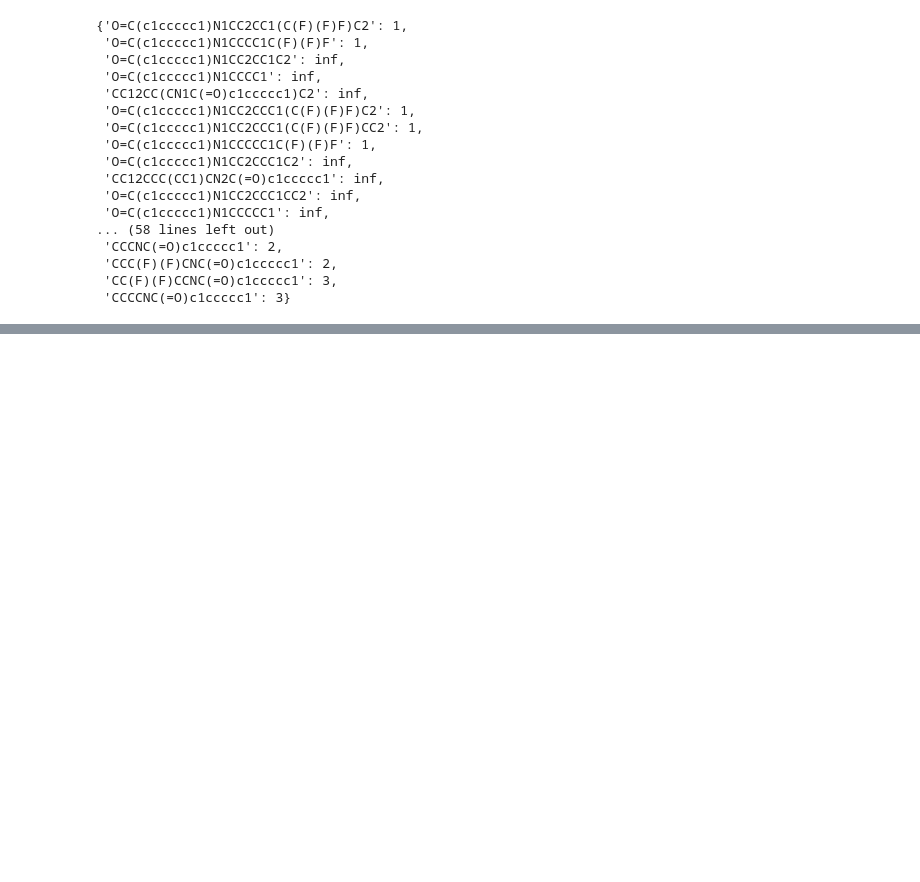
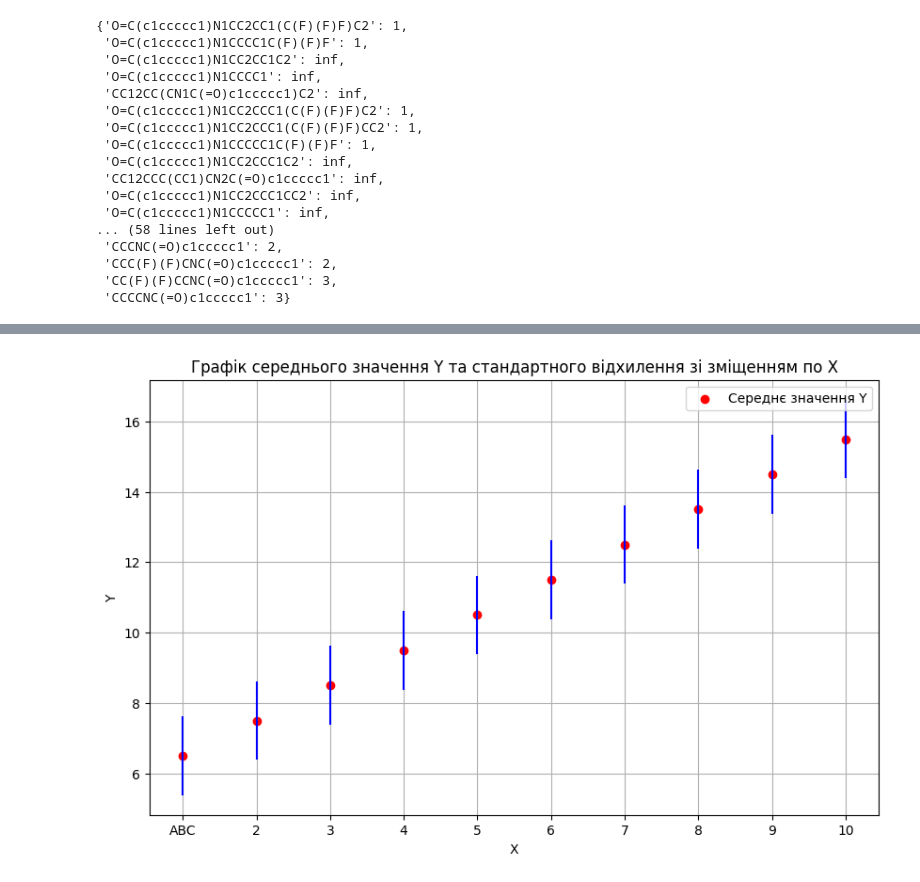
Before and after one commit to blackthorn-ai/XAI_Chem, a Jupyter notebook: ml_part/lrp/logP/notebooks/relevances_grouped.ipynb, the cells around one changed output, grey strips where cells are left out. Cells and saved outputs as stored; diff of their text form; code cells hidden in the pictures; blank space fills up the shorter version.

Commit message:
DDR-129 mean std plot

```diff
--- a/ml_part/lrp/logP/notebooks/relevances_grouped.ipynb
+++ b/ml_part/lrp/logP/notebooks/relevances_grouped.ipynb
@@ -346,0 +478,39 @@ methane gem-CF2 CC(F)(F)CCNC(=O)c1ccccc1 1.81 -0.014
+# %%
+import numpy as np
+import matplotlib.pyplot as plt
+
+# Задані значення X та Y
+X = np.array(["ABC", "2", "3", "4", "5", "6", "7", "8", "9", "10"])  # 10 значень X
+Y = np.array([[5, 6, 7, 8], [6, 7, 8, 9], [7, 8, 9, 10], [8, 9, 10, 11], [9, 10, 11, 12], [10, 11, 12, 13], [11, 12, 13, 14], [12, 13, 14, 15], [13, 14, 15, 16], [14, 15, 16, 17]])  # 4 значення Y для кожного X
+
+# Обчислення середніх значень по Y для кожного X
+mean_Y = np.mean(Y, axis=1)
+
+# Обчислення стандартного відхилення для кожного X
+std_deviation_Y = np.std(Y, axis=1)
+
+# Зміщення по X з мінімальним зміщенням
+offset_X = np.arange(len(X)) / (len(X) + 1)  # Мінімальне зміщення для зручності візуалізації
+
+# Побудова графіка
+plt.figure(figsize=(10, 6))
+
+# Відображення точок даних зі зміщенням по X
+plt.scatter(offset_X, mean_Y, color='red', label='Середнє значення Y')
+for i in range(len(X)):
+    plt.errorbar(offset_X[i], mean_Y[i], yerr=std_deviation_Y[i], color='blue')
+
+# Задання міток по осі X
+plt.xticks(offset_X, X)
+
+# Налаштування відображення
+plt.xlabel('X')
+plt.ylabel('Y')
+plt.title('Графік середнього значення Y та стандартного відхилення зі зміщенням по X')
+plt.legend()
+plt.grid(True)
+
+# Відображення графіка
+plt.show()
+# %% [output]
+[figure, added]
```
Also changed, not shown: parts of 2 cells of this notebook, 7 other files.
